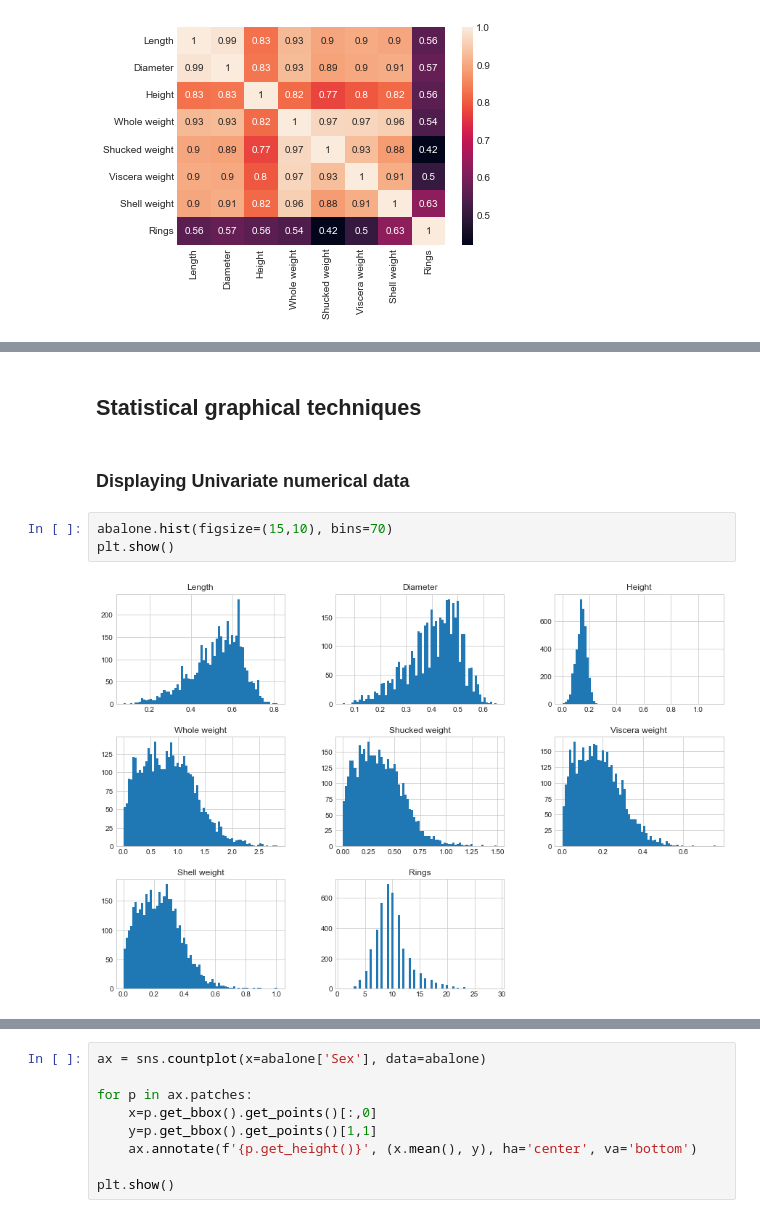
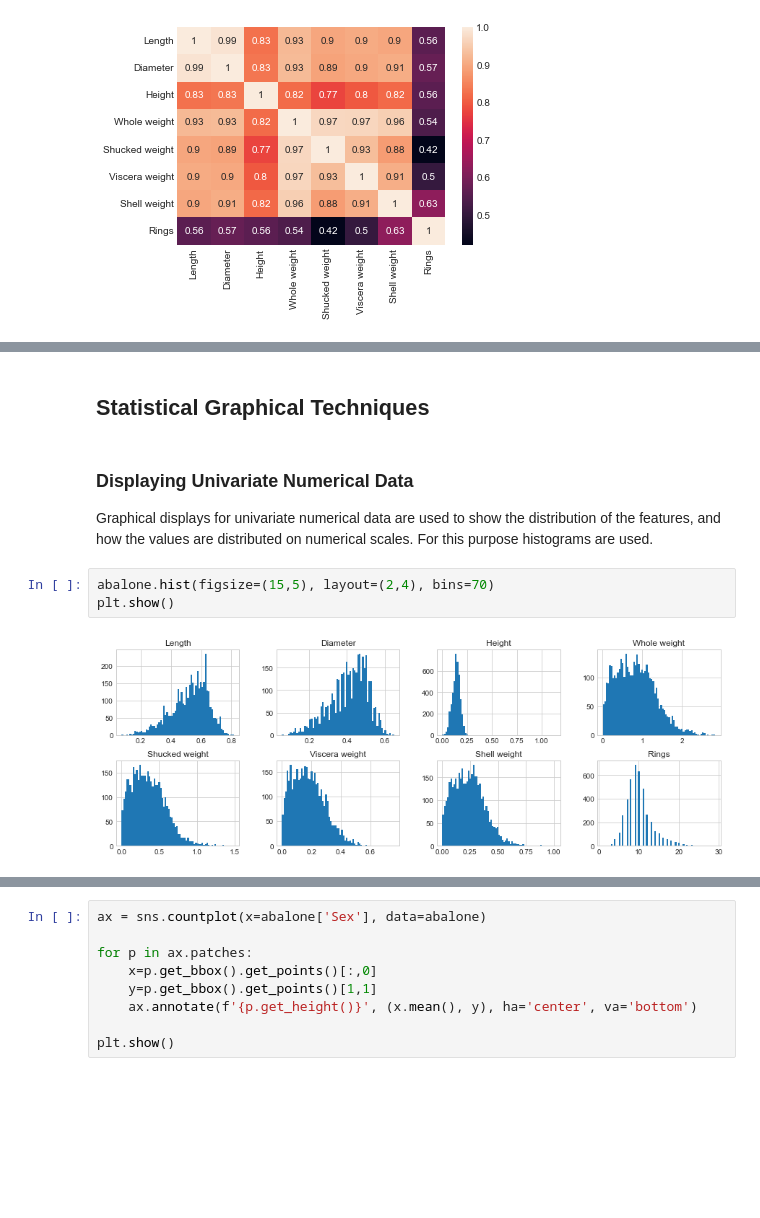
Before and after one commit to djosifovski/Abalone-Age-Prediction, a Jupyter notebook: Abalone-Age-Prediction.ipynb, the cells around one changed output, grey strips where cells are left out. Cells and saved outputs as stored; diff of their text form; blank space fills up the shorter version.

```diff
--- a/Abalone-Age-Prediction.ipynb
+++ b/Abalone-Age-Prediction.ipynb
@@ -147,9 +237,10 @@ plt.show()
 # %% [markdown]
-## Statistical graphical techniques
+## Statistical Graphical Techniques
-# %% [markdown]
-### Displaying Univariate numerical data
+# %% [markdown]
+### Displaying Univariate Numerical Data
+Graphical displays for univariate numerical data are used to show the distribution of the features, and how the values are distributed on numerical scales. For this purpose histograms are used.
 # %%
-abalone.hist(figsize=(15,10), bins=70)
+abalone.hist(figsize=(15,5), layout=(2,4), bins=70)
 plt.show()
 # %% [output]
-[figure, old version]
+[figure, new version]
```
Also changed, not shown: parts of 72 cells of this notebook.
